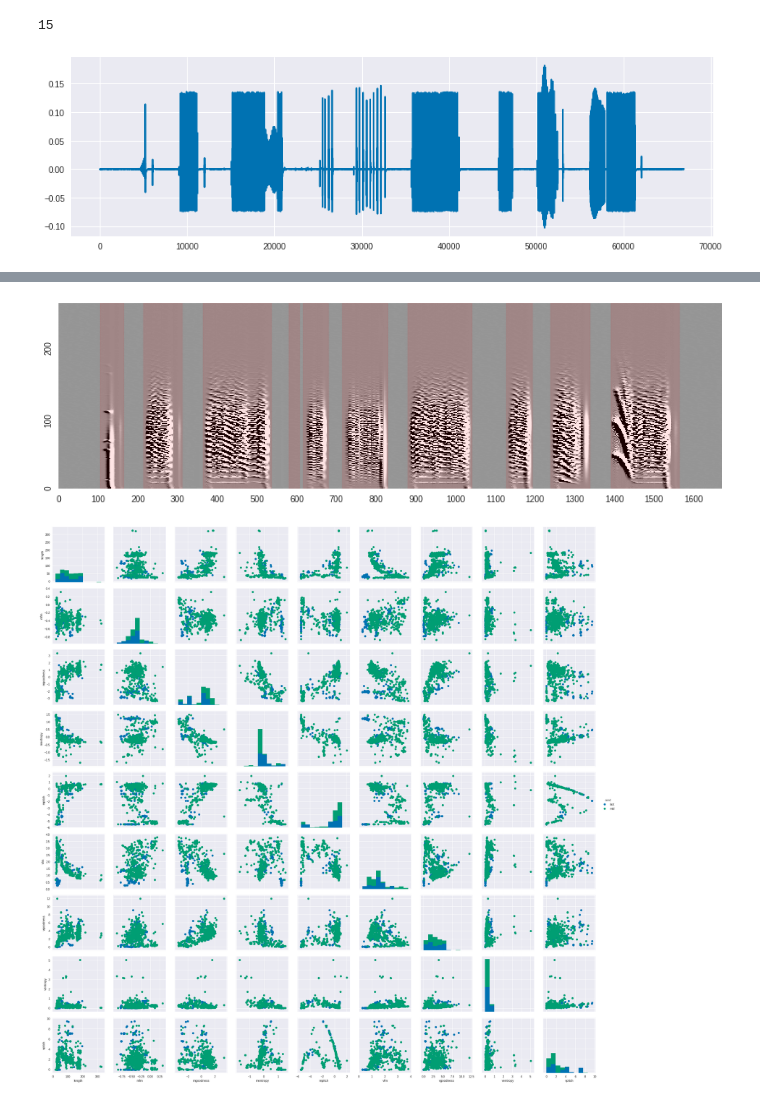
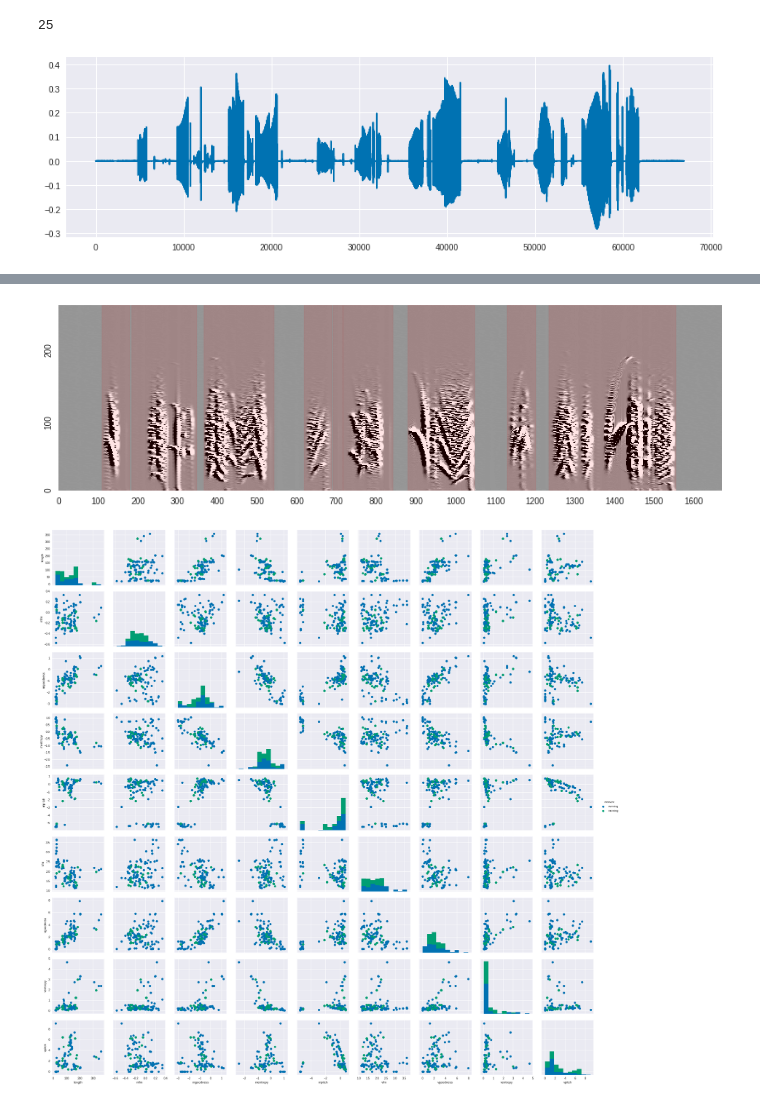
Before and after one commit to PaulEcoffet/birdsonglearningmodel, a Jupyter notebook: analysis/Syllables_analysis.ipynb, the cells around one changed output, grey strips where cells are left out. Saved outputs shown, nothing was run; the diff lists cells and outputs as text; code cells hidden in the pictures.

```diff
--- a/analysis/Syllables_analysis.ipynb
+++ b/analysis/Syllables_analysis.ipynb
@@ -20,7 +20,7 @@ from song_model import SongModel
 sns.set_palette('colorblind')
 %matplotlib inline
 # %%
-path = '../model/res/super_concurrent_grid_170412_155901/on_alpha_zero_beta+20_replay+default_coef+big_ba+slow_dev+200_conc/'
+path = '../model/res/super_concurrent_170413_113450/10_conc+slow_dev+default_coef+big_ba+20_replay+on_alpha_on_beta/'
 with open(join(path, 'data_cur.pkl'), 'rb') as f:
     data = pickle.load(f)
 # %%
@@ -28,7 +28,7 @@ root_data = [item[1] for item in data if item[0] == 'root']
 rd = pd.DataFrame(root_data)
 len(rd)
 # %% [output]
-15
+25
 # %%
 sm = rd.iloc[-1]['songs'][0]
 # %%
@@ -36,7 +36,7 @@ plt.figure(figsize=(14, 4))
 plt.plot(sm.gen_sound())
 plt.show()
 # %% [output]
-[figure, old version]
+[figure, new version]
 # %%
 from IPython.display import Audio
 
@@ -51,4 +51,4 @@ ax = bsa.spectral_derivs_plot(bsa.spectral_derivs(sm.gen_sound(), freq_range=256
 for syllable in syllables_data:
     ax.axvspan(syllable['beg'], syllable['end'], color='r', alpha=0.1)
 # %% [output]
-[figure, old version]
+[figure, new version]
@@ -93,10 +55,17 @@ all_dat = pd.concat((last_dat, mid_dat))
+# %%
+all_dat = all_syllables_features(rd)
+# %%
+first_day = 2
+last_day = first_day  + 10
+plot_dat = all_dat[((all_dat.day == first_day) & (all_dat.moment == 'evening'))
+                   | ((all_dat['day'] == last_day) & (all_dat['moment'] == 'morning'))]
 # %%
-g = sns.PairGrid(all_dat, hue="cond", vars=['length', 'mfm', 'mgoodness', 'mentropy', 'mpitch',
+g = sns.PairGrid(plot_dat, hue="moment", vars=['length', 'mfm', 'mgoodness', 'mentropy', 'mpitch',
                                             'vfm', 'vgoodness', 'ventropy', 'vpitch'], size=3)
 g.map_diag(plt.hist)
 g.map_offdiag(plt.scatter)
 g.add_legend();
 # %% [output]
-[figure, old version]
+[figure, new version]
 # %%
 percentage_change(mid_dat, last_dat)
```
Also changed, not shown: parts of 6 cells of this notebook, 4 other files.
